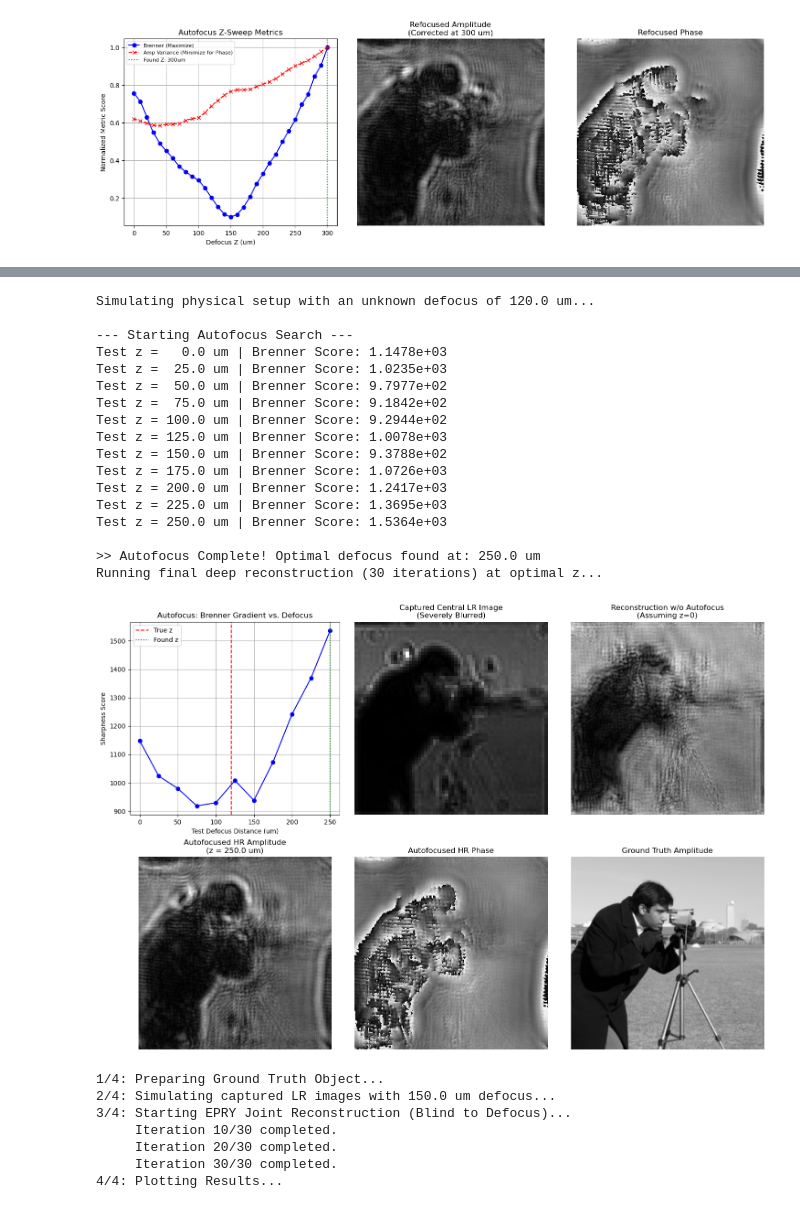
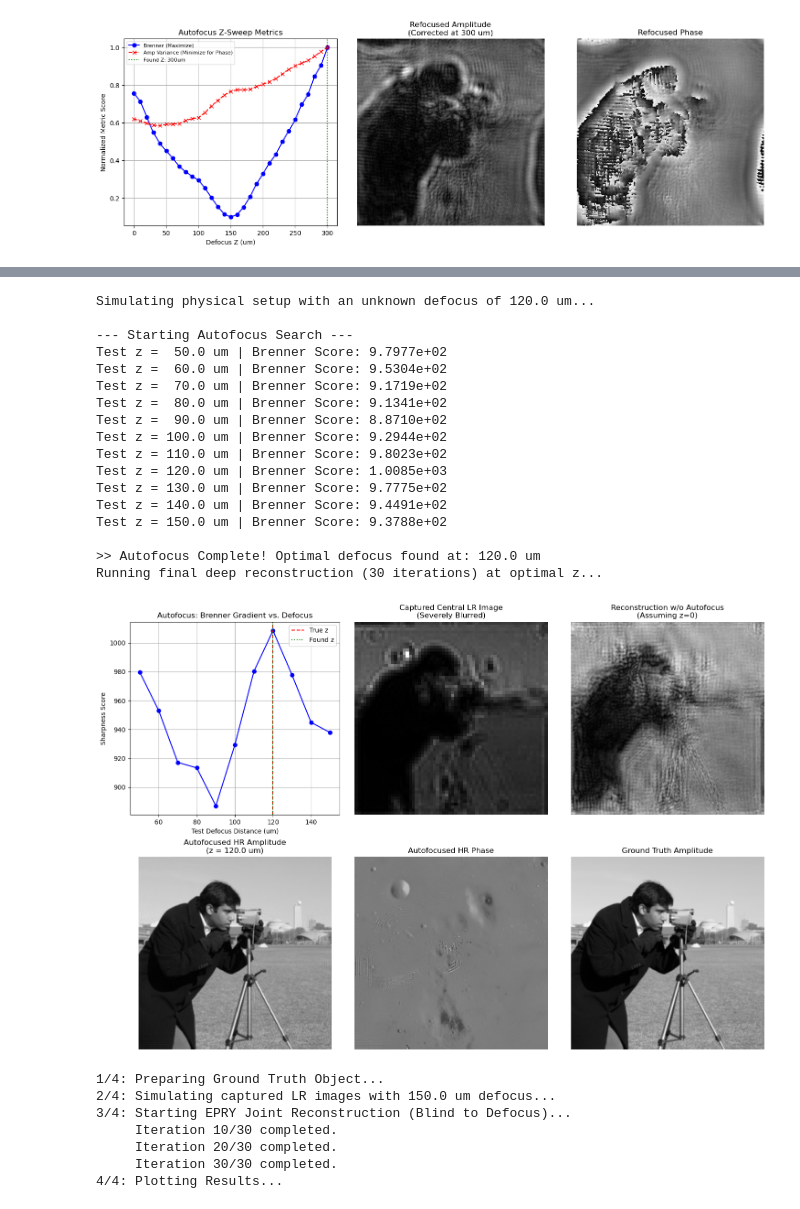
Before and after one commit to Gaurang8440/Fourier_Ptychography_Microscopy, a Jupyter notebook: Codes/Autofocus modulation.ipynb, the cells around one changed output, grey strips where cells are left out. Cells and saved outputs as stored; diff of their text form; code cells hidden in the pictures.

```diff
--- a/Codes/Autofocus modulation.ipynb
+++ b/Codes/Autofocus modulation.ipynb
@@ -406,7 +406,7 @@ def simulate_autofocus_fpm():
     # ==========================================
     print("Executing Autofocus Z-Sweep...")
     # Sweep from -200 um to +200 um in steps of 20 um
-    z_sweep_range = np.linspace(-0.200, 0.200, 21)
+    z_sweep_range = np.linspace(-0.400, 0.400, 21)
     brenner_scores = []
 
     for z in z_sweep_range:
@@ -644,7 +644,7 @@ def simulate_autofocus_fpm():
     # ==========================================
     print("\n--- Starting Autofocus Search ---")
     # Sweep z from 0 to 250 um in steps of 25 um
-    z_search_space = np.linspace(0.0, 0.250, 11)
+    z_search_space = np.linspace(0.050, 0.150, 11)
     brenner_scores = []
 
     # We use fewer iterations (e.g., 8) for the search to save time.
@@ -708,43 +708,43 @@ def simulate_autofocus_fpm():
     plt.title(f"Autofocused HR Amplitude\n(z = {z_optimal*1000:.1f} um)")
     plt.imshow(amp_recon, cmap='gray')
     plt.axis('off')
 
     # Plot 5: Final Corrected HR Phase
     plt.subplot(2, 3, 5)
     plt.title("Autofocused HR Phase")
     plt.imshow(phase_recon, cmap='gray')
     plt.axis('off')
 
     # Plot 6: Ground Truth Amplitude for Reference
     plt.subplot(2, 3, 6)
     plt.title("Ground Truth Amplitude")
     plt.imshow(amp, cmap='gray')
     plt.axis('off')
 
     plt.tight_layout()
     plt.show()
 
 if __name__ == "__main__":
     simulate_autofocus_fpm()
 # %% [output]
 Simulating physical setup with an unknown defocus of 120.0 um...
 
 --- Starting Autofocus Search ---
-Test z =   0.0 um | Brenner Score: 1.1478e+03
-Test z =  25.0 um | Brenner Score: 1.0235e+03
 Test z =  50.0 um | Brenner Score: 9.7977e+02
-Test z =  75.0 um | Brenner Score: 9.1842e+02
+Test z =  60.0 um | Brenner Score: 9.5304e+02
+Test z =  70.0 um | Brenner Score: 9.1719e+02
+Test z =  80.0 um | Brenner Score: 9.1341e+02
+Test z =  90.0 um | Brenner Score: 8.8710e+02
 Test z = 100.0 um | Brenner Score: 9.2944e+02
-Test z = 125.0 um | Brenner Score: 1.0078e+03
+Test z = 110.0 um | Brenner Score: 9.8023e+02
+Test z = 120.0 um | Brenner Score: 1.0085e+03
+Test z = 130.0 um | Brenner Score: 9.7775e+02
+Test z = 140.0 um | Brenner Score: 9.4491e+02
 Test z = 150.0 um | Brenner Score: 9.3788e+02
-Test z = 175.0 um | Brenner Score: 1.0726e+03
-Test z = 200.0 um | Brenner Score: 1.2417e+03
-Test z = 225.0 um | Brenner Score: 1.3695e+03
-Test z = 250.0 um | Brenner Score: 1.5364e+03
 
->> Autofocus Complete! Optimal defocus found at: 250.0 um
+>> Autofocus Complete! Optimal defocus found at: 120.0 um
 Running final deep reconstruction (30 iterations) at optimal z...
-[figure, old version]
+[figure, new version]
 # %%
 import numpy as np
 import matplotlib.pyplot as plt
```
Also changed, not shown: parts of 1 cell of this notebook, 10 other files.
